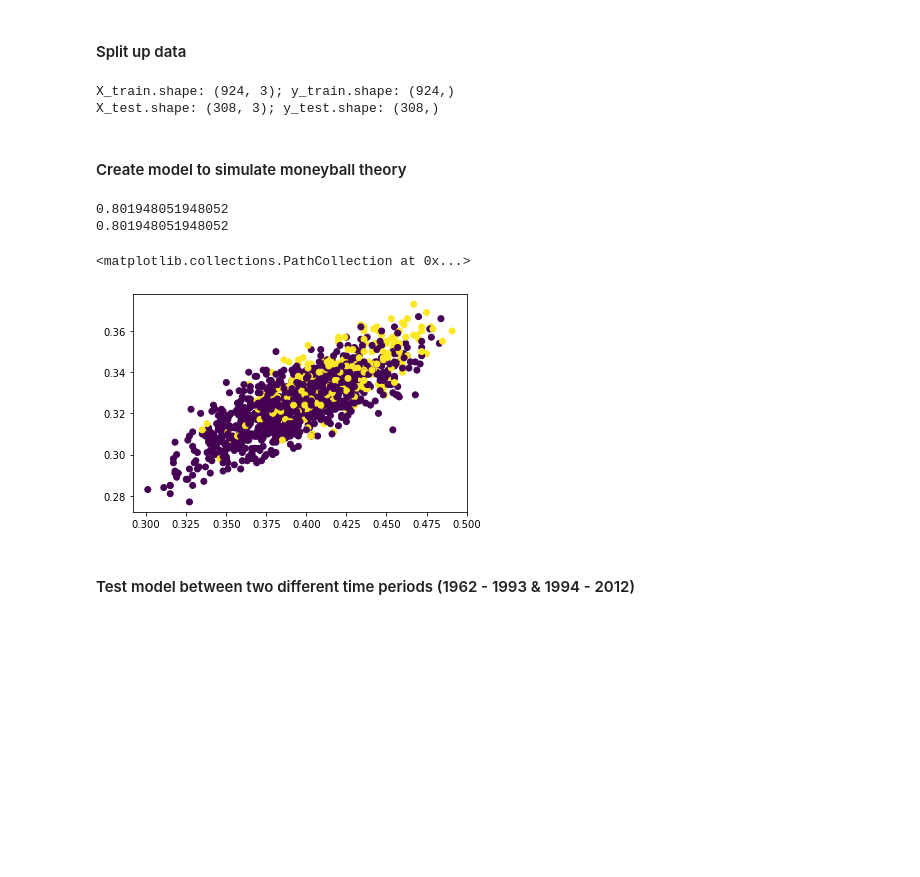
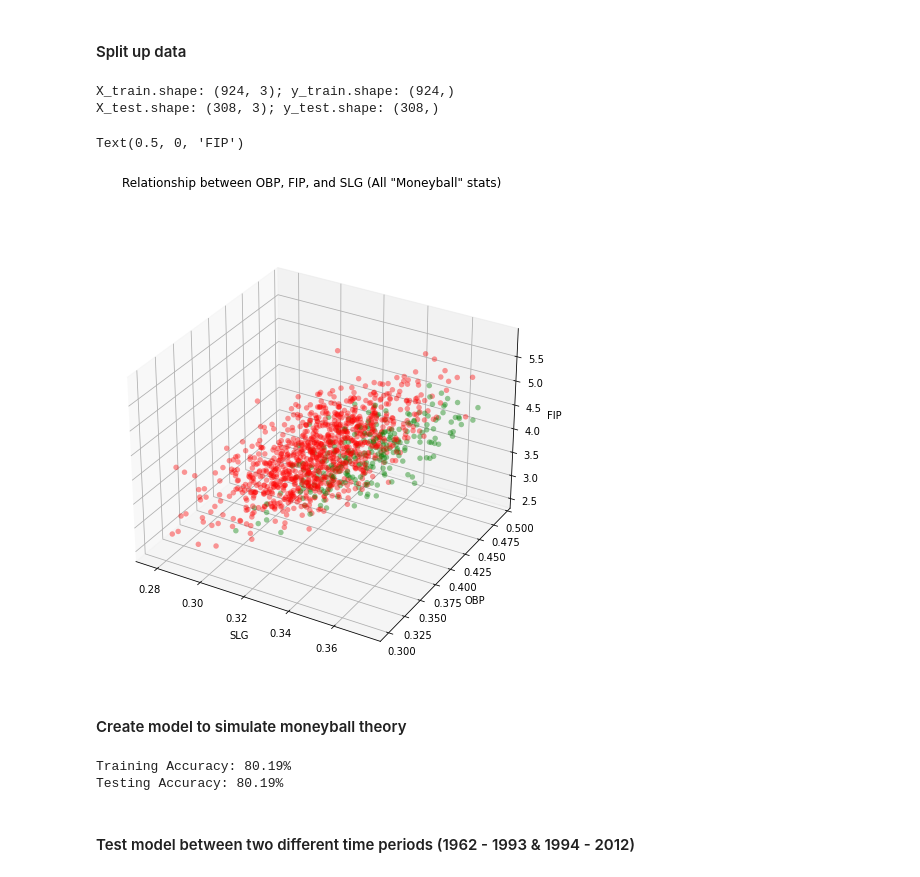
Before and after one commit to rohannakra/Moneyball-Data-Analysis, a Jupyter notebook: main.ipynb, the cells around one changed output. Cells and saved outputs as stored; diff of their text form; code cells hidden in the pictures; blank space fills up the shorter version.

```diff
--- a/main.ipynb
+++ b/main.ipynb
@@ -193,33 +194,47 @@ Name: Playoffs, Length: 1232, dtype: int64
 1232 rows × 9 columns
 # %% [markdown]
 #### Split up data
-# %%
-X_train, X_test, y_train, y_test = train_test_split(data_moneyball, target, stratify=target)
-
-print(f'X_train.shape: {X_train.shape}; y_train.shape: {y_train.shape}')
-print(f'X_test.shape: {X_test.shape}; y_test.shape: {y_test.shape}')
-# %% [output]
-X_train.shape: (924, 3); y_train.shape: (924,)
-X_test.shape: (308, 3); y_test.shape: (308,)
+# %%
+X_train, X_test, y_train, y_test = train_test_split(data_moneyball, target, stratify=target)
+
+print(f'X_train.shape: {X_train.shape}; y_train.shape: {y_train.shape}')
+print(f'X_test.shape: {X_test.shape}; y_test.shape: {y_test.shape}')
+
+# Plot the data
+fig = plt.figure(figsize=(10, 8))
+
+title = fig.suptitle(f'Relationship between OBP, FIP, and SLG (All "Moneyball" stats)')
+ax = fig.add_subplot(111, projection='3d')
+
+xs = data_moneyball[:, 0]    # SLG
+ys = data_moneyball[:, 1]    # OBP
+zs = data_moneyball[:, 2]    # FIP
+data_points = [(x, y, z) for x, y, z in zip(xs, ys, zs)]
+colors = ['green' if tar == 1 else 'red' for tar in target]
+
+for data, color in zip(data_points, colors):
+    x, y, z = data
+    ax.scatter(x, y, z, alpha=0.4, c=color, edgecolors='none', s=30)
+
+ax.set_xlabel('SLG')
+ax.set_ylabel('OBP')
+ax.set_zlabel('FIP')
+# %% [output]
+X_train.shape: (924, 3); y_train.shape: (924,)
+X_test.shape: (308, 3); y_test.shape: (308,)
+Text(0.5, 0, 'FIP')
+[figure, added]
 # %% [markdown]
 #### Create model to simulate moneyball theory
-# %%
-from sklearn.linear_model import Perceptron, LogisticRegression
-from sklearn.svm import SVC
-from sklearn.manifold import TSNE
-
-model = LogisticRegression()
-model.fit(X_train, y_train)
-
-print(model.score(X_train, y_train))
-print(model.score(X_test, y_test))
-
-plt.scatter(data_moneyball[:, 1], data_moneyball[:, 0], c=target)    # lol data ain't linear
-# %% [output]
-0.801948051948052
-0.801948051948052
-<matplotlib.collections.PathCollection at 0x...>
-[figure, removed]
+# %%
+model = LogisticRegression()
+model.fit(X_train, y_train)
+
+print(f'Training Accuracy: {model.score(X_train, y_train)*100:.2f}%')
+print(f'Testing Accuracy: {model.score(X_test, y_test)*100:.2f}%')
+# %% [output]
+Training Accuracy: 80.19%
+Testing Accuracy: 80.19%
 # %% [markdown]
 #### Test model between two different time periods (1962 - 1993 & 1994 - 2012)
 # %%
```
Also changed, not shown: parts of 3 cells of this notebook.
